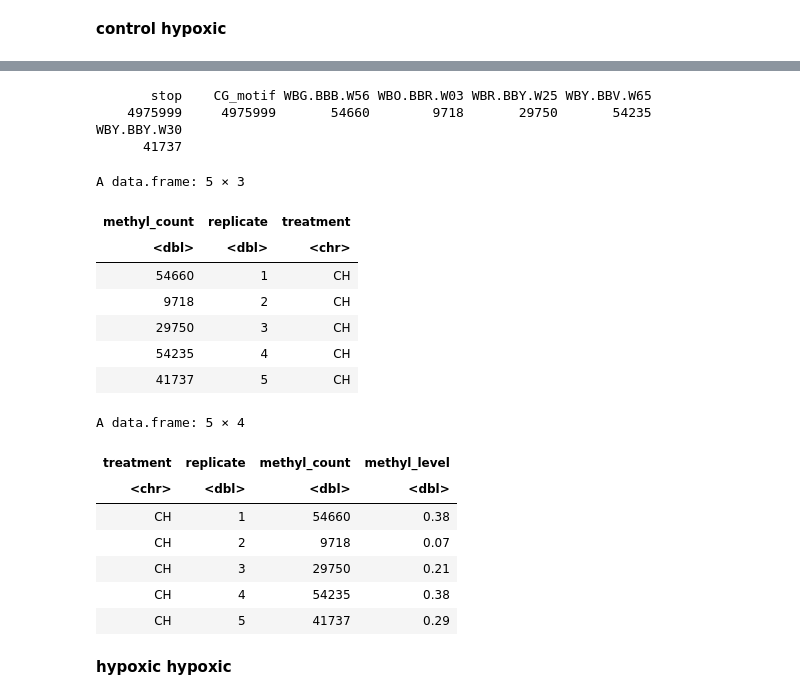
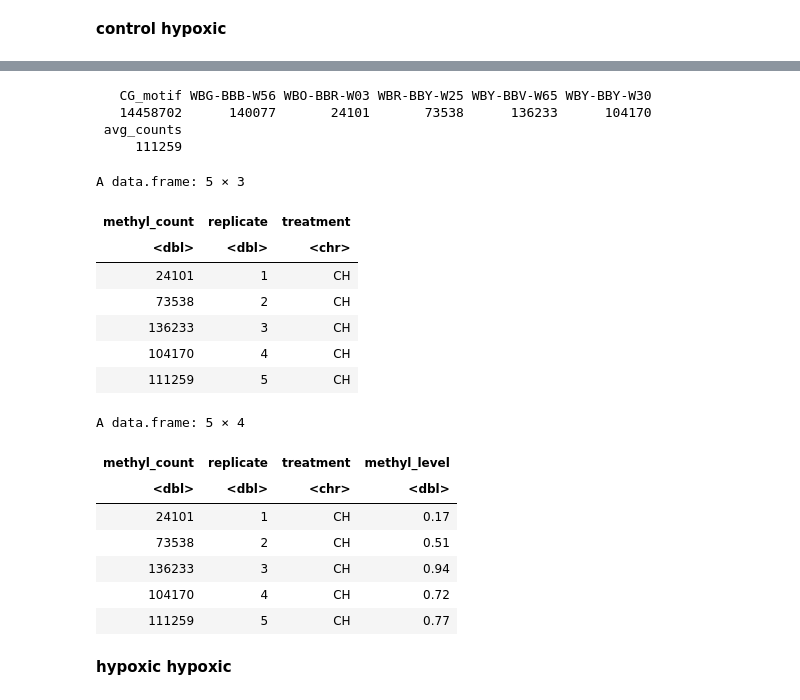
Before and after one commit to jgmcdonough/CE18_methylRAD_analysis, a Jupyter notebook: analysis/genomic_feature_tracks/methylation_level_of_features.ipynb, the cells around one changed output, grey strips where cells are left out. Saved outputs shown, nothing was run; the diff lists cells and outputs as text; code cells hidden in the pictures.

```diff
--- a/analysis/genomic_feature_tracks/methylation_level_of_features.ipynb
+++ b/analysis/genomic_feature_tracks/methylation_level_of_features.ipynb
@@ -622,6 +652,6 @@ A data.frame: 6 × 10
 # %%
 # Calculate average counts of last 5 columns
-CC_multicov$avg_counts <- rowMeans(CC_multicov[,6:10])
+CC_multicov$avg_counts <- rowMeans(CC_multicov[,5:9])
 
 # Remove rows with averages below 5
 CC_filtered <- CC_multicov[CC_multicov$avg_counts >= 5, ]
@@ -642,7 +672,7 @@ print(paste(CCpercent_me, "% of CpG dinucleotide is methylated"))
 **CONTROL HYPOXIC**
 # %%
 # Calculate average counts of last 5 columns
-CH_multicov$avg_counts <- rowMeans(CH_multicov[,6:10])
+CH_multicov$avg_counts <- rowMeans(CH_multicov[,5:9])
 
 # Remove rows with averages below 5
 CH_filtered <- CH_multicov[CH_multicov$avg_counts >= 5, ]
@@ -1450,10 +1558,10 @@ ML_ch <- colSums(sample_columns >= 5)
 # Print the result
 ML_ch
 # %% [output]
-       stop    CG_motif WBG.BBB.W56 WBO.BBR.W03 WBR.BBY.W25 WBY.BBV.W65
-    4975999     4975999       54660        9718       29750       54235
-WBY.BBY.W30
-      41737
+   CG_motif WBG-BBB-W56 WBO-BBR-W03 WBR-BBY-W25 WBY-BBV-W65 WBY-BBY-W30
+   14458702      140077       24101       73538      136233      104170
+ avg_counts
+     111259
 # %%
 # create dataframe
 CHml_cg <- as.data.frame(ML_ch)
@@ -1476,28 +1584,28 @@ CHml_cg
 A data.frame: 5 × 3
 | methyl_count | replicate | treatment |
 | <dbl> | <dbl> | <chr> |
-| 54660 | 1 | CH |
-| 9718 | 2 | CH |
-| 29750 | 3 | CH |
-| 54235 | 4 | CH |
-| 41737 | 5 | CH |
+| 24101 | 1 | CH |
+| 73538 | 2 | CH |
+| 136233 | 3 | CH |
+| 104170 | 4 | CH |
+| 111259 | 5 | CH |
 # %%
 # calculate methylation level
 CHml_cg$methyl_level <- round(((CHml_cg$methyl_count/total_cg)*100),2)
 
 # reorder columns to make sense
-CHml_cg <- select(CHml_cg, treatment, replicate, methyl_count, methyl_level)
+#CHml_cg <- select(CHml_cg, treatment, replicate, methyl_count, methyl_level)
 
 CHml_cg
 # %% [output]
 A data.frame: 5 × 4
-| treatment | replicate | methyl_count | methyl_level |
-| <chr> | <dbl> | <dbl> | <dbl> |
-| CH | 1 | 54660 | 0.38 |
-| CH | 2 | 9718 | 0.07 |
-| CH | 3 | 29750 | 0.21 |
-| CH | 4 | 54235 | 0.38 |
-| CH | 5 | 41737 | 0.29 |
+| methyl_count | replicate | treatment | methyl_level |
+| <dbl> | <dbl> | <chr> | <dbl> |
+| 24101 | 1 | CH | 0.17 |
+| 73538 | 2 | CH | 0.51 |
+| 136233 | 3 | CH | 0.94 |
+| 104170 | 4 | CH | 0.72 |
+| 111259 | 5 | CH | 0.77 |
 # %% [markdown]
 **hypoxic hypoxic**
 # %%
```
Also changed, not shown: parts of 40 cells of this notebook, 1 other file.
